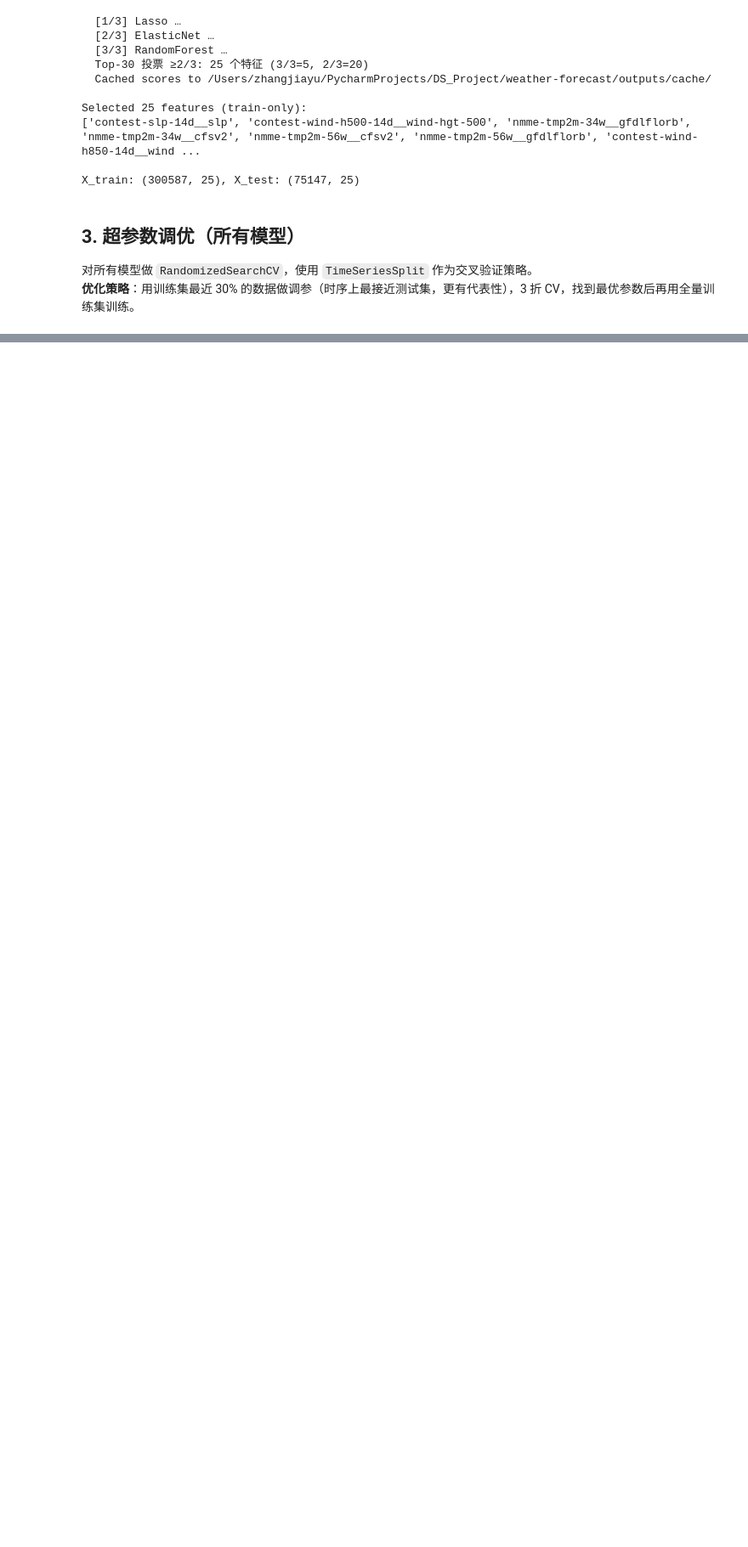
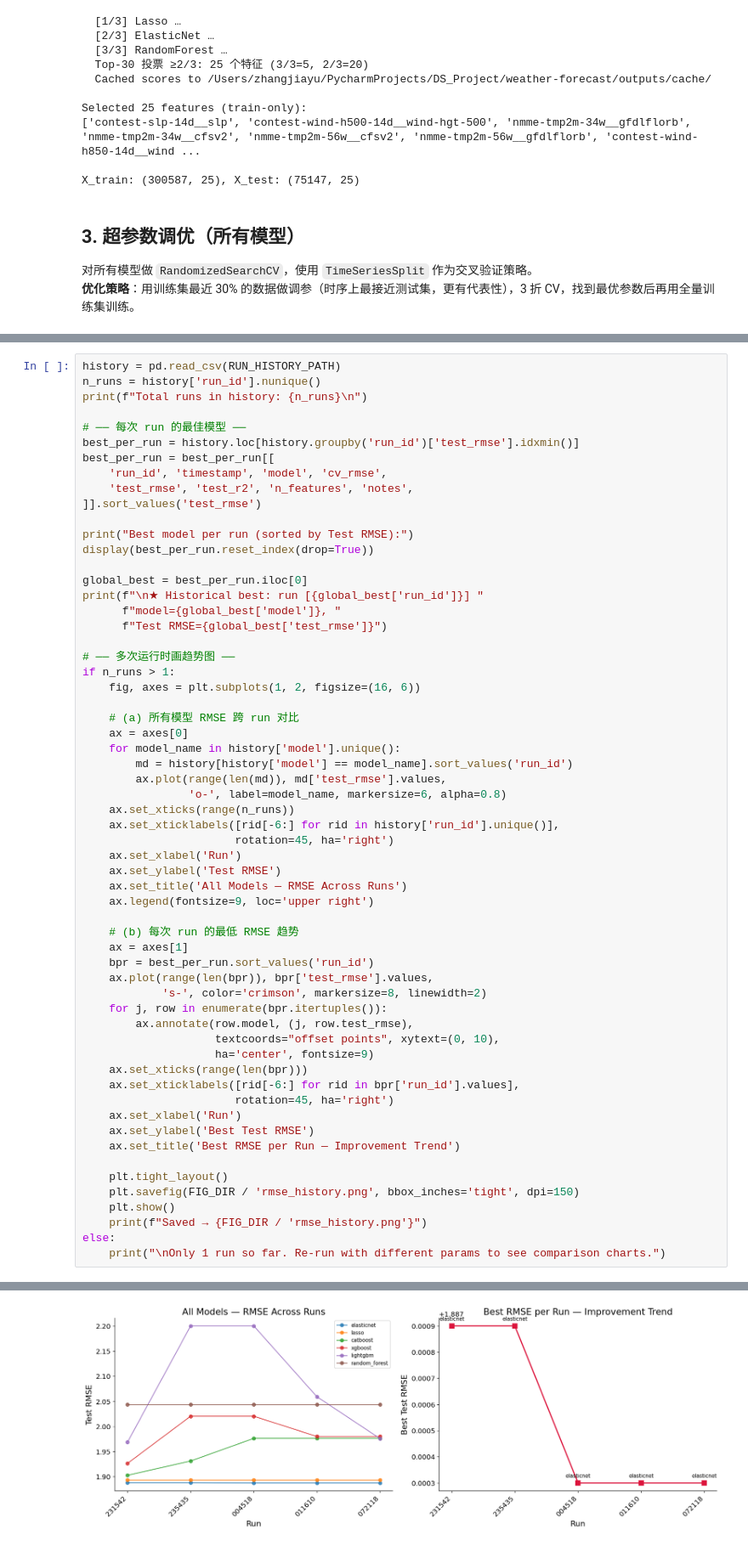
Before and after one commit to zhang-dot-dev/weather-forecast, a Jupyter notebook: notebooks/03_modeling.ipynb, the cells around one changed output, grey strips where cells are left out. Shown at 85% size. Cells and saved outputs as stored; diff of their text form; blank space fills up the shorter version.

```diff
--- a/notebooks/03_modeling.ipynb
+++ b/notebooks/03_modeling.ipynb
@@ -209,0 +497,61 @@ Saved selected features → /Users/zhangjiayu/PycharmProjects/DS_Project/weather
+# %%
+history = pd.read_csv(RUN_HISTORY_PATH)
+n_runs = history['run_id'].nunique()
+print(f"Total runs in history: {n_runs}\n")
+
+# ── 每次 run 的最佳模型 ──
+best_per_run = history.loc[history.groupby('run_id')['test_rmse'].idxmin()]
+best_per_run = best_per_run[[
+    'run_id', 'timestamp', 'model', 'cv_rmse',
+    'test_rmse', 'test_r2', 'n_features', 'notes',
+]].sort_values('test_rmse')
+
+print("Best model per run (sorted by Test RMSE):")
+display(best_per_run.reset_index(drop=True))
+
+global_best = best_per_run.iloc[0]
+print(f"\n★ Historical best: run [{global_best['run_id']}] "
+      f"model={global_best['model']}, "
+      f"Test RMSE={global_best['test_rmse']}")
+
+# ── 多次运行时画趋势图 ──
+if n_runs > 1:
+    fig, axes = plt.subplots(1, 2, figsize=(16, 6))
+
+    # (a) 所有模型 RMSE 跨 run 对比
+    ax = axes[0]
+    for model_name in history['model'].unique():
+        md = history[history['model'] == model_name].sort_values('run_id')
+        ax.plot(range(len(md)), md['test_rmse'].values,
+                'o-', label=model_name, markersize=6, alpha=0.8)
+    ax.set_xticks(range(n_runs))
+    ax.set_xticklabels([rid[-6:] for rid in history['run_id'].unique()],
+                       rotation=45, ha='right')
+    ax.set_xlabel('Run')
+    ax.set_ylabel('Test RMSE')
+    ax.set_title('All Models — RMSE Across Runs')
+    ax.legend(fontsize=9, loc='upper right')
+
+    # (b) 每次 run 的最低 RMSE 趋势
+    ax = axes[1]
+    bpr = best_per_run.sort_values('run_id')
+    ax.plot(range(len(bpr)), bpr['test_rmse'].values,
+            's-', color='crimson', markersize=8, linewidth=2)
+    for j, row in enumerate(bpr.itertuples()):
+        ax.annotate(row.model, (j, row.test_rmse),
+                    textcoords="offset points", xytext=(0, 10),
+                    ha='center', fontsize=9)
+    ax.set_xticks(range(len(bpr)))
+    ax.set_xticklabels([rid[-6:] for rid in bpr['run_id'].values],
+                       rotation=45, ha='right')
+    ax.set_xlabel('Run')
+    ax.set_ylabel('Best Test RMSE')
+    ax.set_title('Best RMSE per Run — Improvement Trend')
+
+    plt.tight_layout()
+    plt.savefig(FIG_DIR / 'rmse_history.png', bbox_inches='tight', dpi=150)
+    plt.show()
+    print(f"Saved → {FIG_DIR / 'rmse_history.png'}")
+else:
+    print("\nOnly 1 run so far. Re-run with different params to see comparison charts.")
+# %% [output]
@@ -209,0 +568 @@ Saved selected features → /Users/zhangjiayu/PycharmProjects/DS_Project/weather
+[figure, added]
```
Also changed, not shown: parts of 17 cells of this notebook, 28 other files.
